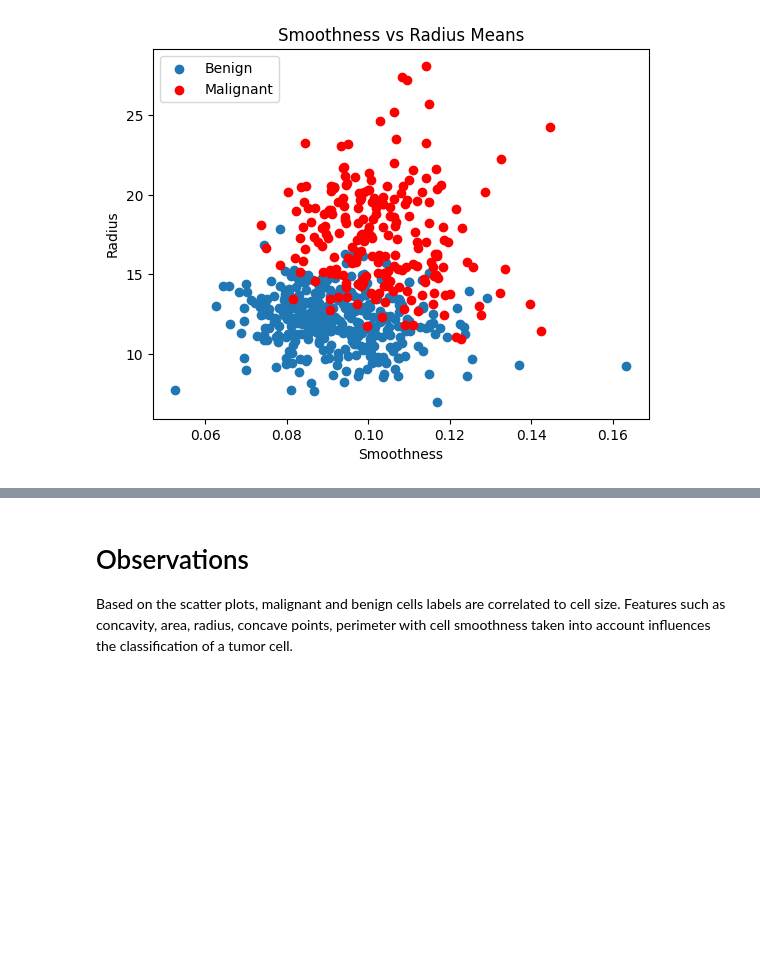
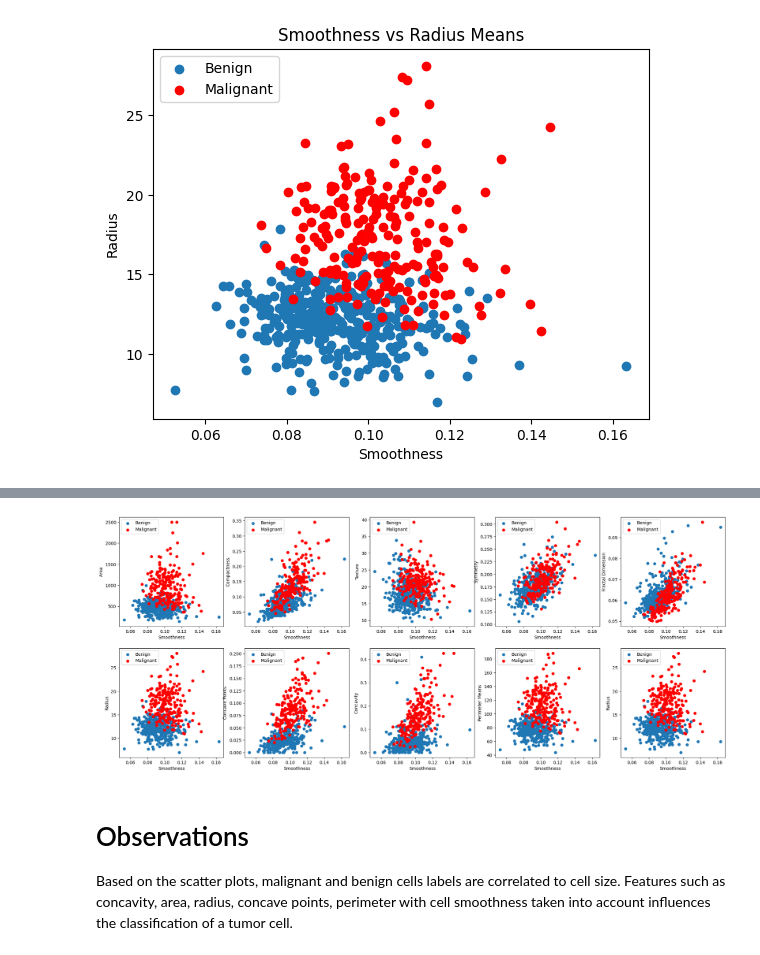
Before and after one commit to AR615598/Classifying_Cancer_Cells, a Jupyter notebook: cancer_cell_classification.ipynb, the cells around one changed output, grey strips where cells are left out. Drawn from its saved outputs; the diff is of its cells as text; code cells hidden in the pictures; blank space fills up the shorter version.

```diff
--- a/cancer_cell_classification.ipynb
+++ b/cancer_cell_classification.ipynb
@@ -439,3 +480,77 @@ plt.show()
+# %%
+# create a figure with a 2x5 grid of subplots
+fig, axs = plt.subplots(nrows=2, ncols=5, figsize=(25, 10))
+
+
+# flatten the axs array so we can access each subplot by index
+axs = axs.flatten()
+
+
+# iterate over each subplot and plot the corresponding data
+for i in range(len(axs)):
+    ax = axs[i]
+    if i == 0:
+        ax.scatter(b_group['smoothness_mean'], b_group['area_mean'], label="Benign")
+        ax.scatter(m_group['smoothness_mean'], m_group['area_mean'], color='r', label="Malignant")
+        ax.set_xlabel('Smoothness')
+        ax.set_ylabel('Area')
+        ax.legend(loc="upper left")
+    elif i == 1:
+        ax.scatter(b_group['smoothness_mean'], b_group['compactness_mean'], label="Benign")
+        ax.scatter(m_group['smoothness_mean'], m_group['compactness_mean'], color='r', label="Malignant")
+        ax.set_xlabel('Smoothness')
+        ax.set_ylabel('Compactness')
+        ax.legend(loc="upper left")
+    elif i == 2:
+        ax.scatter(b_group['smoothness_mean'], b_group['texture_mean'], label="Benign")
+        ax.scatter(m_group['smoothness_mean'], m_group['texture_mean'], color='r', label="Malignant")
+        ax.set_xlabel('Smoothness')
+        ax.set_ylabel('Texture')
+        ax.legend(loc="upper left")
+    elif i == 3:
+        ax.scatter(b_group['smoothness_mean'], b_group['symmetry_mean'], label="Benign")
+        ax.scatter(m_group['smoothness_mean'], m_group['symmetry_mean'], color='r', label="Malignant")
+        ax.set_xlabel('Smoothness')
+        ax.set_ylabel('Symmetry')
+        ax.legend(loc="upper left")
+    elif i == 4:
+        ax.scatter(b_group['smoothness_mean'], b_group['fractal_dimension_mean'], label="Benign")
+        ax.scatter(m_group['smoothness_mean'], m_group['fractal_dimension_mean'], color='r', label="Malignant")
+        ax.set_xlabel('Smoothness')
+        ax.set_ylabel('Fractal Dimension')
+        ax.legend(loc="upper left")
+    elif i == 5:
+        ax.scatter(b_group['smoothness_mean'], b_group['radius_mean'], label="Benign")
+        ax.scatter(m_group['smoothness_mean'], m_group['radius_mean'], color='r', label="Malignant")
+        ax.set_xlabel('Smoothness')
+        ax.set_ylabel('Radius')
+        ax.legend(loc="upper left")
+    elif i == 6:
+        ax.scatter(b_group['smoothness_mean'], b_group['concave points_mean'], label="Benign")
+        ax.scatter(m_group['smoothness_mean'], m_group['concave points_mean'], color='r', label="Malignant")
+        ax.set_xlabel('Smoothness')
+        ax.set_ylabel('Concave Points')
+        ax.legend(loc="upper left")
+    elif i == 7:
+        ax.scatter(b_group['smoothness_mean'], b_group['concavity_mean'], label="Benign")
+        ax.scatter(m_group['smoothness_mean'], m_group['concavity_mean'], color='r', label="Malignant")
+        ax.set_xlabel('Smoothness')
+        ax.set_ylabel('Concavity')
+        ax.legend(loc="upper left")
+    elif i == 8:
+        ax.scatter(b_group['smoothness_mean'], b_group['perimeter_mean'], label="Benign")
+        ax.scatter(m_group['smoothness_mean'], m_group['perimeter_mean'], color='r', label="Malignant")
+        ax.set_xlabel('Smoothness')
+        ax.set_ylabel('Perimeter Means')
+        ax.legend(loc="upper left")
+    elif i == 9:
+        ax.scatter(b_group['smoothness_mean'], b_group['radius_mean'], label="Benign")
+        ax.scatter(m_group['smoothness_mean'], m_group['radius_mean'], color='r', label="Malignant")
+        ax.set_xlabel('Smoothness')
+        ax.set_ylabel('Radius')
+        ax.legend(loc="upper left")
+# %% [output]
+[figure, added]
 # %% [markdown]
 # Observations
 
```
Also changed, not shown: parts of 20 cells of this notebook.
